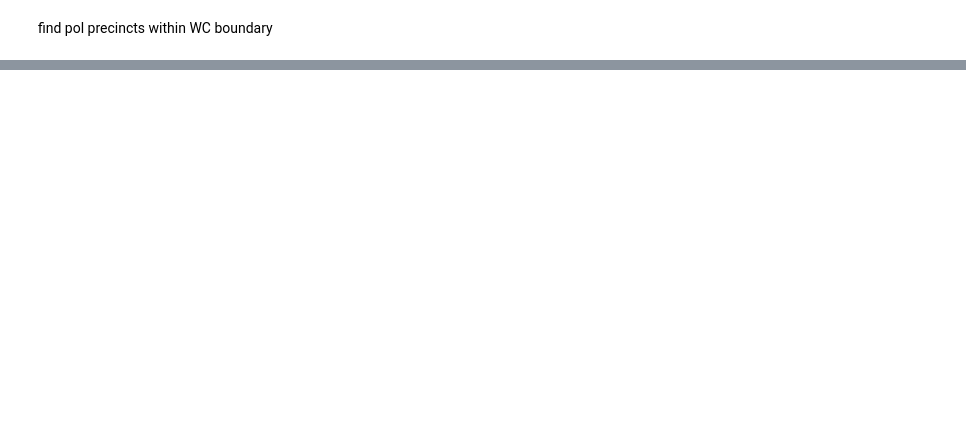
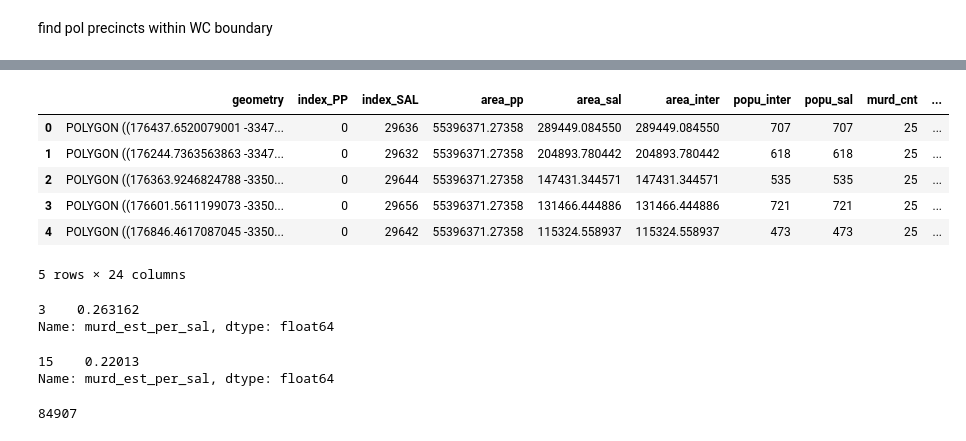
Before and after one commit to OpenUpSA/crime-stats-demystifed, a Jupyter notebook: crime_stats_compute_aea.ipynb, the cells around one changed output, grey strips where cells are left out. Cells and saved outputs as stored; diff of their text form; code cells hidden in the pictures; blank space fills up the shorter version.

Commit message:
added area selection'

```diff
--- a/crime_stats_compute_aea.ipynb
+++ b/crime_stats_compute_aea.ipynb
@@ -303 +380,25 @@ data_full_nonpr[data_full.PR_NAME=="Free State"]['murd_est_per_int'].sum()
+# %%
+df_inc_aea.head()
+# %% [output]
+|  | geometry | index_PP | index_SAL | area_pp | area_sal | area_inter | popu_inter | popu_sal | murd_cnt | ... |
+| 0 | POLYGON ((176437.6520079001 -3347... | 0 | 29636 | 55396371.27358 | 289449.084550 | 289449.084550 | 707 | 707 | 25 | ... |
+| 1 | POLYGON ((176244.7363563863 -3347... | 0 | 29632 | 55396371.27358 | 204893.780442 | 204893.780442 | 618 | 618 | 25 | ... |
+| 2 | POLYGON ((176363.9246824788 -3350... | 0 | 29644 | 55396371.27358 | 147431.344571 | 147431.344571 | 535 | 535 | 25 | ... |
+| 3 | POLYGON ((176601.5611199073 -3350... | 0 | 29656 | 55396371.27358 | 131466.444886 | 131466.444886 | 721 | 721 | 25 | ... |
+| 4 | POLYGON ((176846.4617087045 -3350... | 0 | 29642 | 55396371.27358 | 115324.558937 | 115324.558937 | 473 | 473 | 25 | ... |
+5 rows × 24 columns
+# %%
+df_inc_aea[df_inc_aea.index_SAL==29656].murd_est_per_sal
+# %% [output]
+3    0.263162
+Name: murd_est_per_sal, dtype: float64
+# %%
+df_int_aea[df_int_aea.index_SAL==29656].murd_est_per_sal
+# %% [output]
+15    0.22013
+Name: murd_est_per_sal, dtype: float64
+# %%
+len(set(df_int_aea.index_SAL))
+# %% [output]
+84907
 # %%
```
Also changed, not shown: parts of 41 cells of this notebook.
